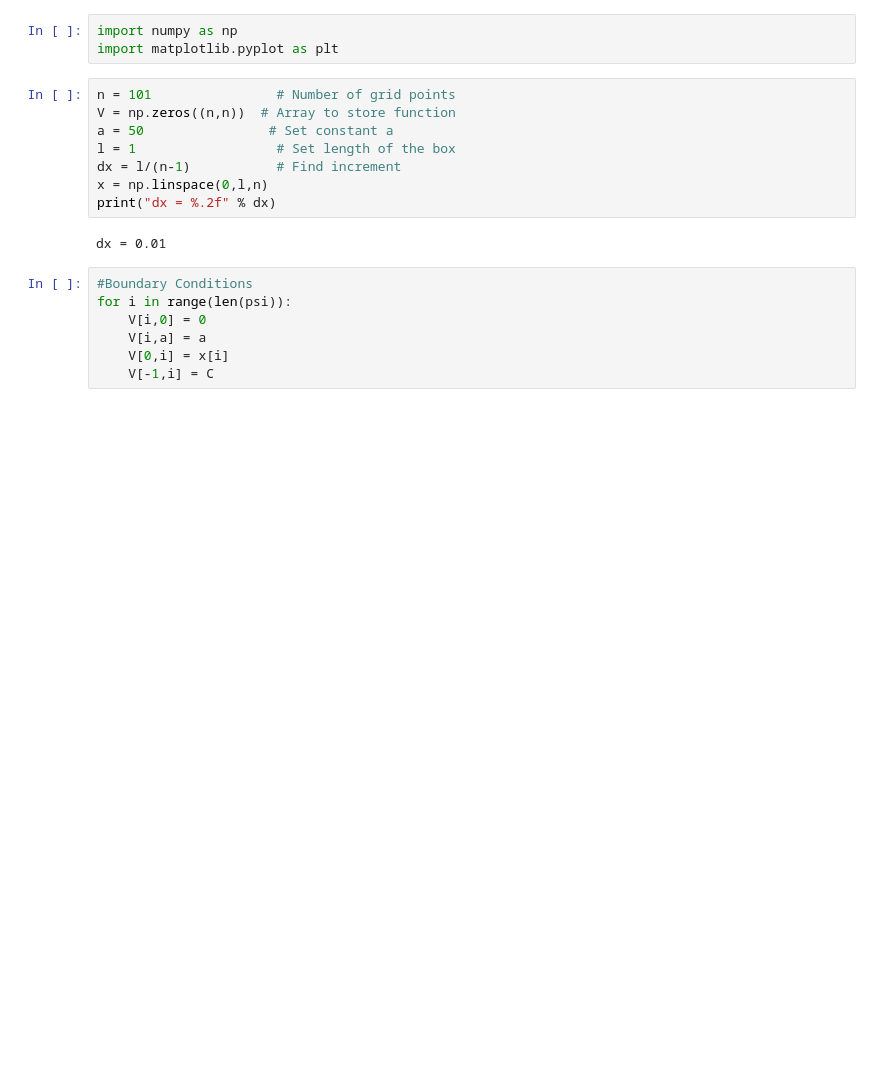
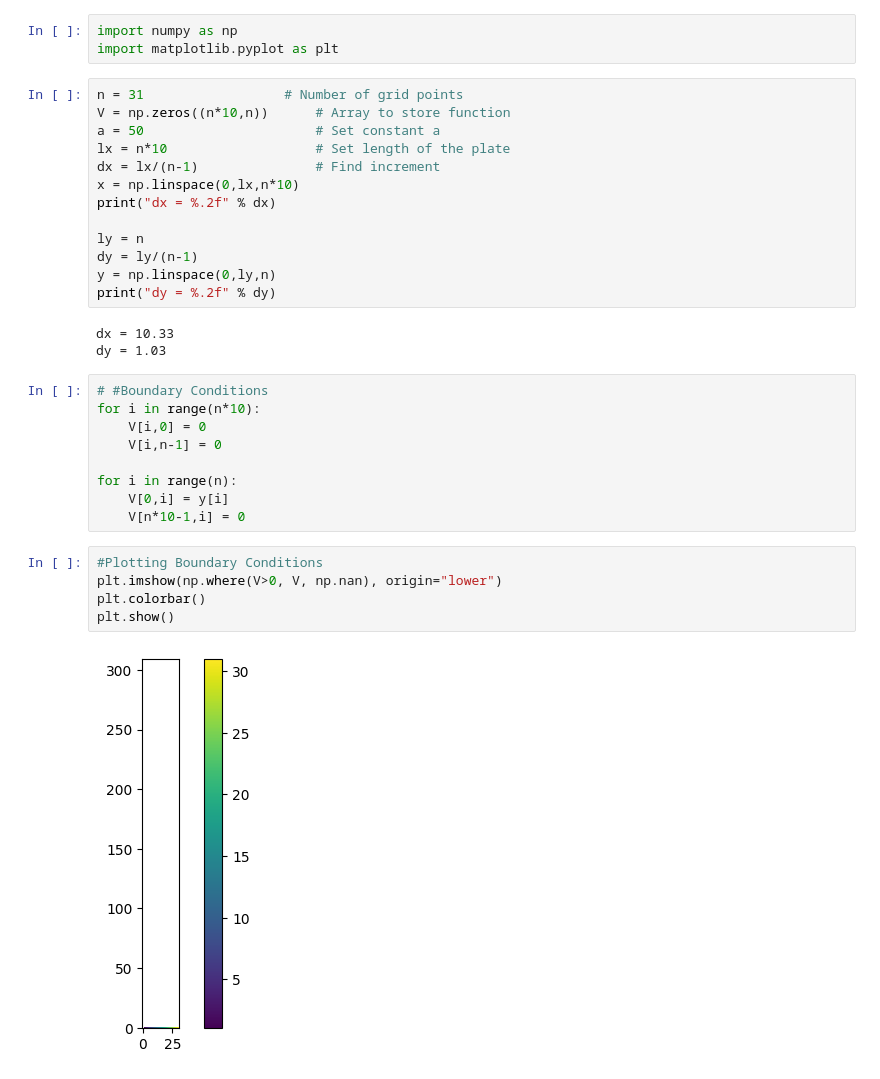
Before and after one commit to RandleRaccoon/PHYS_3025, a Jupyter notebook: Numerical_Solutions_to_Laplace's_Eqaution.ipynb, the cells around one changed output. Cells and saved outputs as stored; diff of their text form; blank space fills up the shorter version.

```diff
--- a/Numerical_Solutions_to_Laplace's_Eqaution.ipynb
+++ b/Numerical_Solutions_to_Laplace's_Eqaution.ipynb
@@ -4,19 +4,34 @@
 import numpy as np
 import matplotlib.pyplot as plt
 # %%
-n = 101                # Number of grid points
-V = np.zeros((n,n))  # Array to store function
-a = 50                # Set constant a
-l = 1                  # Set length of the box
-dx = l/(n-1)           # Find increment
-x = np.linspace(0,l,n)
+n = 31                  # Number of grid points
+V = np.zeros((n*10,n))      # Array to store function
+a = 50                      # Set constant a
+lx = n*10                   # Set length of the plate
+dx = lx/(n-1)               # Find increment
+x = np.linspace(0,lx,n*10)
 print("dx = %.2f" % dx)
+
+ly = n
+dy = ly/(n-1)
+y = np.linspace(0,ly,n)
+print("dy = %.2f" % dy)
 # %% [output]
-dx = 0.01
+dx = 10.33
+dy = 1.03
 # %%
-#Boundary Conditions
-for i in range(len(psi)):
+# #Boundary Conditions
+for i in range(n*10):
     V[i,0] = 0
-    V[i,a] = a
-    V[0,i] = x[i]
-    V[-1,i] = C
+    V[i,n-1] = 0
+
+for i in range(n):
+    V[0,i] = y[i]
+    V[n*10-1,i] = 0
+# %%
+#Plotting Boundary Conditions
+plt.imshow(np.where(V>0, V, np.nan), origin="lower")
+plt.colorbar()
+plt.show()
+# %% [output]
+[figure, added]
```
Also changed, not shown: parts of 2 cells of this notebook.
